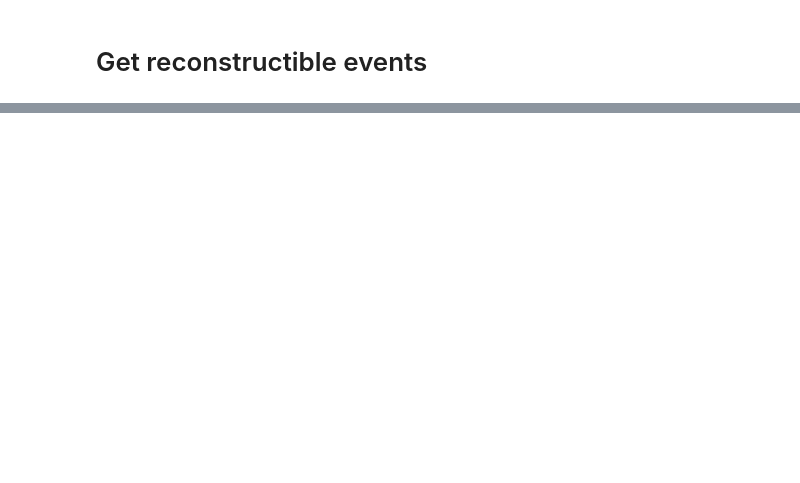
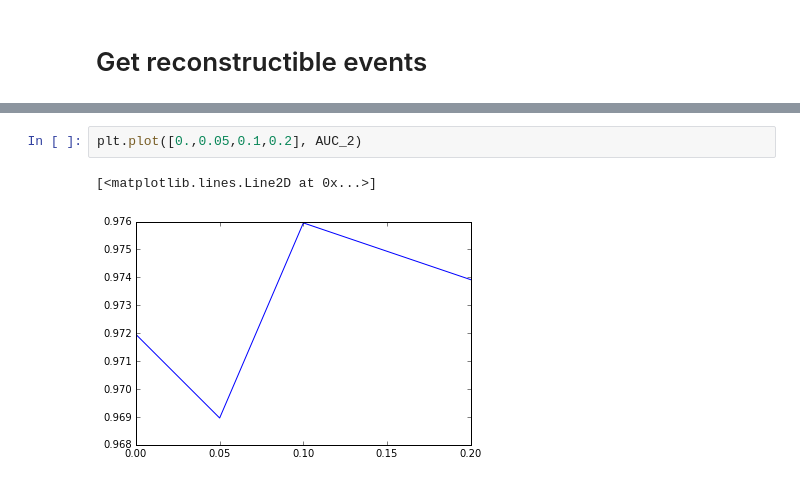
Before and after one commit to yandexdataschool/ship_tracks_recognition, a Jupyter notebook: notebooks/new_classifier.ipynb, the cells around one changed output, grey strips where cells are left out. Drawn from its saved outputs; the diff is of its cells as text; blank space fills up the shorter version.

```diff
--- a/notebooks/new_classifier.ipynb
+++ b/notebooks/new_classifier.ipynb
@@ -271,0 +368,5 @@ plt.legend(loc="lower right")
+# %%
+plt.plot([0.,0.05,0.1,0.2], AUC_2)
+# %% [output]
+[<matplotlib.lines.Line2D at 0x...>]
+[figure, added]
```
Also changed, not shown: parts of 43 cells of this notebook.
